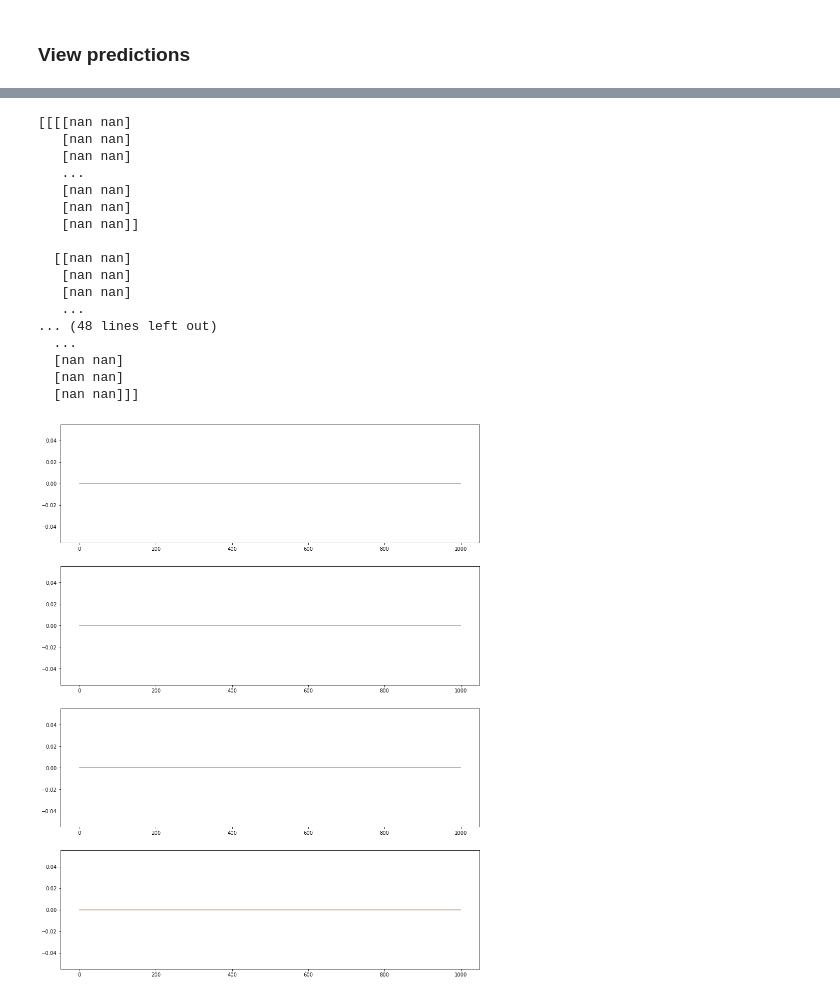
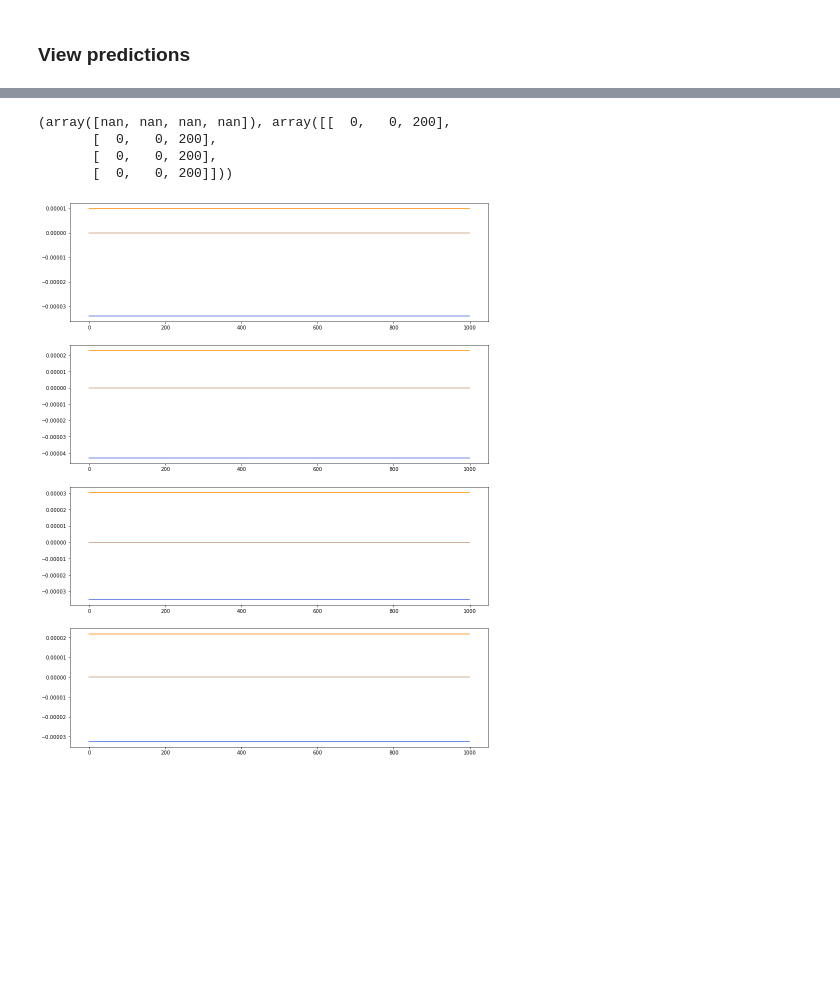
Before and after one commit to kundajelab/neural_motif_discovery, a Jupyter notebook: notebooks/predict_profiles.ipynb, the cells around one changed output, grey strips where cells are left out. Saved outputs shown, nothing was run; the diff lists cells and outputs as text; code cells hidden in the pictures; blank space fills up the shorter version.

Commit message:
Include BPNet data and compute performance using log probs

```diff
--- a/notebooks/predict_profiles.ipynb
+++ b/notebooks/predict_profiles.ipynb
@@ -44,8 +45,7 @@ prof_bigwigs = [
 ]
 num_tasks = int(len(prof_bigwigs) / 2)
 # Path to saved model
-# model_path = "/users/amtseng/tfmodisco/models/trained_models/SPI1_TEST_softmax/1/model_ckpt_epoch_7.h5"
-model_path = "/users/amtseng/tfmodisco/models/trained_models/SPI1_sigmoid/1/model_ckpt_epoch_3.h5"
+model_path = "/users/amtseng/tfmodisco/models/trained_models/SPI1/2/model_ckpt_epoch_3.h5"
 # %% [markdown]
 ### Data preparation
 Use classes from `make_profile_dataset` to prepare positive and negative inputs.
@@ -75,10 +74,10 @@ def coords_to_profs(coords):
         for ctv_1, ctv_2 in coords_to_vals_list
     ], axis=1)
 # %%
-# Maps single coordinate to input sequence and profiles for the network
-def coord_to_network_inputs(chrom, start, end):
-    input_seq = coords_to_seq([(chrom, start, end)])
-    profs = coords_to_profs([(chrom, start, end)])
+# Maps many coordinates to inputs sequences and profiles for the network
+def coords_to_network_inputs(coords):
+    input_seq = coords_to_seq(coords)
+    profs = coords_to_profs(coords)
     return input_seq, profs
 # %%
 # Import set of positive peaks
@@ -92,7 +91,7 @@ neg_coord_sampler = make_profile_dataset.GenomeIntervalSampler(chrom_sizes, inpu
 # Import the model
 custom_objects = {
     "tf": tf,
-    "profile_loss": train_profile_model.get_profile_loss_function(num_tasks, profile_length, profile_norm_type),
+    "profile_loss": train_profile_model.get_profile_loss_function(num_tasks, profile_length),
     "count_loss": train_profile_model.get_count_loss_function(num_tasks)
 }
 model = keras.models.load_model(model_path, custom_objects=custom_objects)
@@ -105,14 +98,12 @@ model = keras.models.load_model(model_path, custom_objects=custom_objects)
 # %%
-def predict_coord(chrom, start, end, profile_norm_type):
+def predict_coords(coords):
     """
     Fetches the necessary data from the given coordinate and runs it through the
     network. Returns the network predictions AND the true values from the dataset.
     The returned profiles are in terms of raw counts, and the returned counts are
     also raw. Returned values are all NumPy arrays.
     """
-    input_seq, profiles = coord_to_network_inputs(chrom, start, end)
-
-    print(input_seq)
+    input_seq, profiles = coords_to_network_inputs(coords)
 
     # Make length come before strands in profiles
     profiles = np.transpose(profiles, [0, 1, 3, 2])
@@ -123,15 +114,8 @@ def predict_coord(chrom, start, end, profile_norm_type):
     # Run through the model
     logit_pred_profs, log_pred_counts = model.predict([input_seq, cont_profs])
 
-    print(logit_pred_profs)
     # Convert logit profile predictions to probabilities
-    if profile_norm_type == "softmax":
-        pred_prof_probs = scipy.special.softmax(logit_pred_profs, axis=2)
-    else:
-        sig_pred_profs = scipy.special.expit(logit_pred_profs)
-        print(sig_pred_profs.shape)
-        pred_prof_probs = sig_pred_profs / np.expand_dims(np.sum(sig_pred_profs, axis=2), axis=2)
-        print(pred_prof_probs.shape)
+    pred_prof_probs = scipy.special.softmax(logit_pred_profs, axis=2)
 
     # Convert log counts to counts
     pred_counts = np.exp(log_pred_counts) - 1
@@ -142,7 +126,7 @@ def predict_coord(chrom, start, end, profile_norm_type):
     # Add true profiles to get true counts
     true_counts = np.sum(true_profs, axis=2)
 
-    return pred_profs[0], pred_counts[0], true_profs[0], true_counts[0]
+    return pred_profs, pred_counts, true_profs, true_counts
 # %%
 def plot_profiles(pred_profs, true_profs, normalize=True, title=None):
     """
@@ -221,24 +335,14 @@ plot_profiles(pred_profs, true_profs, normalize=False)
 # %%
-pred_profs, pred_counts, true_profs, true_counts = predict_coord("chr1", 1000, 2000, profile_norm_type)
-print(pred_profs)
-plot_profiles(pred_profs, true_profs, normalize=False)
+pred_profs, pred_counts, true_profs, true_counts = predict_coords([("chr1", 1000, 2000)])
+print(profile_binary_auprc(
+    true_profs, pred_profs, true_counts, 10,
+    bin_prof_min_count, bin_prof_pos_thresh, bin_prof_neg_thresh
+))
+plot_profiles(pred_profs[0], true_profs[0], normalize=False)
 # %% [output]
-[[[[nan nan]
-   [nan nan]
-   [nan nan]
-   ...
-   [nan nan]
-   [nan nan]
-   [nan nan]]
-
-  [[nan nan]
-   [nan nan]
-   [nan nan]
-   ...
-... (48 lines left out)
-  ...
-  [nan nan]
-  [nan nan]
-  [nan nan]]]
+(array([nan, nan, nan, nan]), array([[  0,   0, 200],
+       [  0,   0, 200],
+       [  0,   0, 200],
+       [  0,   0, 200]]))
-[figure, old version]
+[figure, new version]
 # %%
```
Also changed, not shown: parts of 14 cells of this notebook, 6 other files.
